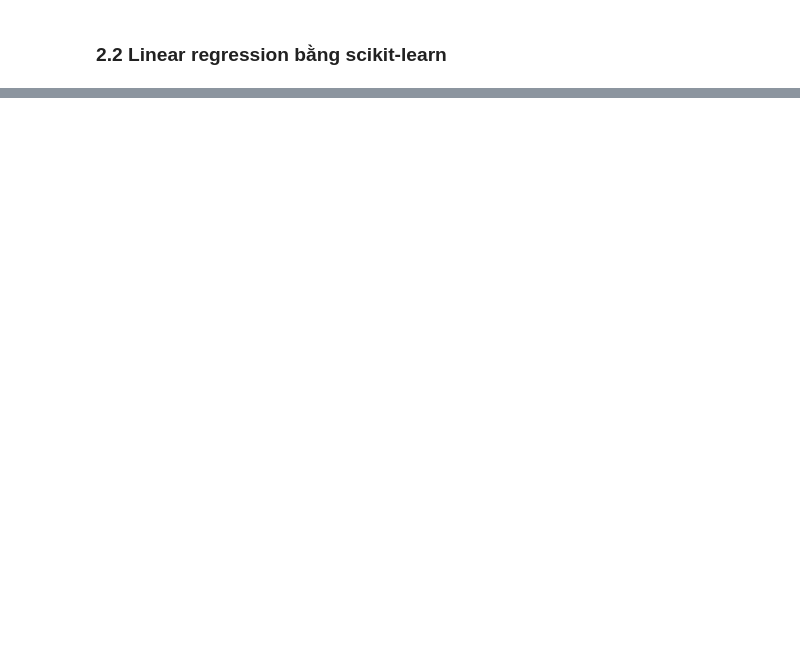
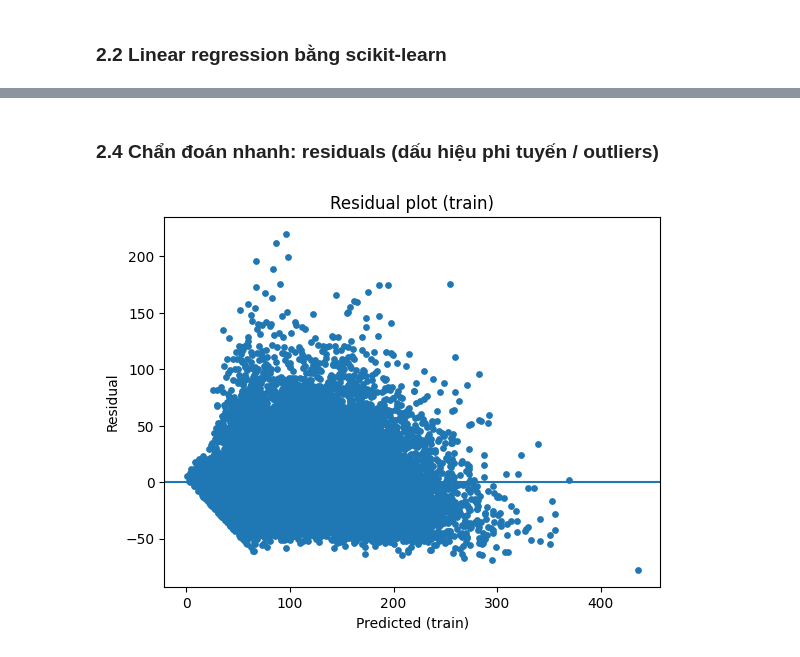
Before and after one commit to ngyxntthaoo/IS6404.CH201-Phan-tich-du-lieu-nang-cao, a Jupyter notebook: Lab_4_Traditional_Data_Analysis.ipynb, the cells around one changed output, grey strips where cells are left out. Cells and saved outputs as stored; diff of their text form; code cells hidden in the pictures; blank space fills up the shorter version.

```diff
--- a/Lab_4_Traditional_Data_Analysis.ipynb
+++ b/Lab_4_Traditional_Data_Analysis.ipynb
@@ -622,6 +622,13 @@ df_agg = (
 3. Giữ nguyên trật tự thời gian, ko random
 # %%
 df = df.sort_values("Date")
+df["Date"] = pd.to_datetime(df["Date"])
+df["day"] = df["Date"].dt.day
+df["month"] = df["Date"].dt.month
+df["dow"] = df["Date"].dt.dayofweek
+
+df = df.drop(columns=["Date"])
+
 df = df.rename(columns={"Demand": "y"})
 
 split_idx = int(len(df) * 0.8)
@@ -649,10 +656,17 @@ from sklearn.preprocessing import StandardScaler
 from sklearn.linear_model import LinearRegression
 from sklearn.metrics import mean_absolute_error, mean_squared_error, r2_score
 
+
 linreg = Pipeline([
     ("scaler", StandardScaler()),
     ("model", LinearRegression())
 ])
+
+X_train = pd.get_dummies(X_train, drop_first=True)
+X_test  = pd.get_dummies(X_test, drop_first=True)
+
+X_train, X_test = X_train.align(X_test, join="left", axis=1, fill_value=0)
+
 
 linreg.fit(X_train, y_train)
 pred = linreg.predict(X_test)
@@ -667,0 +686,16 @@ TypeError: float() argument must be a string or a real number, not 'Timestamp'
+# %%
+import statsmodels.api as sm
+
+X_train_sm = X_train.copy()
+
+X_train_sm = pd.get_dummies(X_train_sm, drop_first=True)
+X_train_sm = X_train_sm.astype(float)
+X_train_sm = sm.add_constant(X_train_sm)
+ols = sm.OLS(y_train.astype(float), X_train_sm).fit()
+ols.summary()
+
+
+
+# X_train_sm = sm.add_constant(X_train)  # thêm intercept
+# ols = sm.OLS(y_train, X_train_sm).fit()
+# ols.summary()
@@ -667,0 +773,17 @@ TypeError: float() argument must be a string or a real number, not 'Timestamp'
+# %% [markdown]
+### 2.4 Chẩn đoán nhanh: residuals (dấu hiệu phi tuyến / outliers)
+# %%
+import matplotlib.pyplot as plt
+
+pred_train = ols.predict(sm.add_constant(X_train))
+resid = y_train - pred_train
+
+plt.figure()
+plt.scatter(pred_train, resid, s=15)
+plt.axhline(0)
+plt.xlabel("Predicted (train)")
+plt.ylabel("Residual")
+plt.title("Residual plot (train)")
+plt.show()
+# %% [output]
+[figure, added]
```
Also changed, not shown: parts of 7 cells of this notebook.
